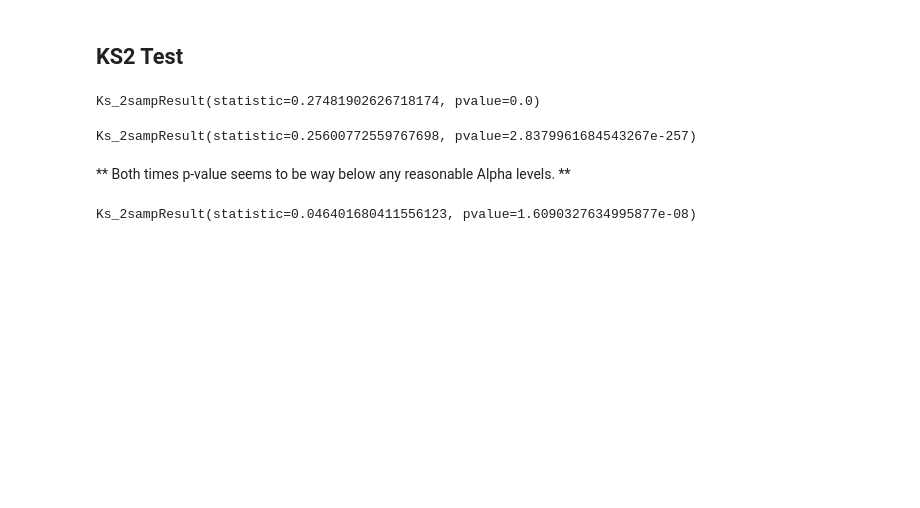
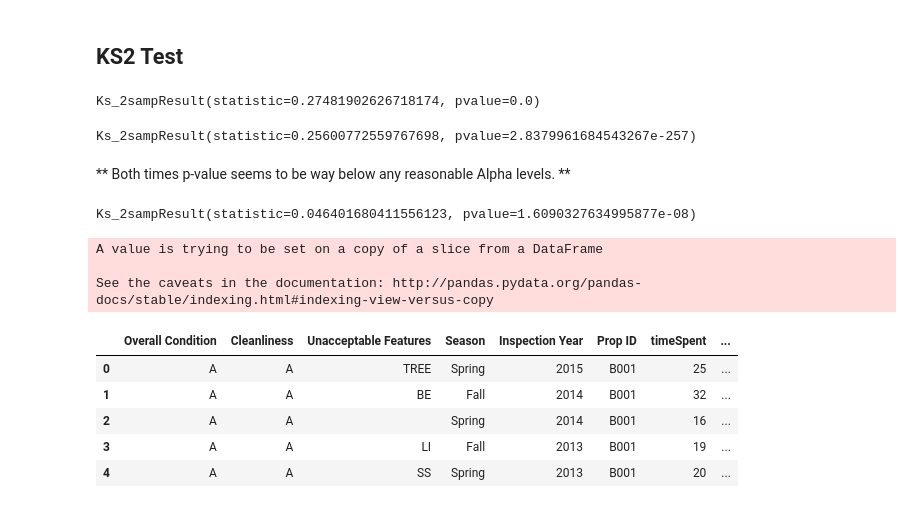
Before and after one commit to gdobler/parqa, a Jupyter notebook: Inspections/1_Inspections_time-check.ipynb, the cells around one changed output. Drawn from its saved outputs; the diff is of its cells as text; code cells hidden in the pictures; blank space fills up the shorter version.

```diff
--- a/Inspections/1_Inspections_time-check.ipynb
+++ b/Inspections/1_Inspections_time-check.ipynb
@@ -196,3 +196,32 @@ X = df3['timeSpent'][df3['boro']=='X']
 stats.ks_2samp(M, X)
 # %% [output]
 Ks_2sampResult(statistic=0.046401680411556123, pvalue=1.6090327634995877e-08)
+# %%
+p = ['LI',
+    'PS',
+    'TREE',
+    'GR',
+    'LI(U/S)',
+    'PE',
+    'BE',
+    'FE',
+    'LW',
+    'SW',
+    'WD',
+    'SS']
+
+# df3[df3['Unacceptable Features'].str.contains(',')]
+
+
+df3['nfailed'] = df3['Unacceptable Features'].str.split(',').str.len()
+df3['nfailed'][df3['Unacceptable Features'].str.len() <2] = 0
+# %% [output]
+A value is trying to be set on a copy of a slice from a DataFrame
+
+See the caveats in the documentation: http://pandas.pydata.org/pandas-docs/stable/indexing.html#indexing-view-versus-copy
+|  | Overall Condition | Cleanliness | Unacceptable Features | Season | Inspection Year | Prop ID | timeSpent | ... |
+| 0 | A | A | TREE | Spring | 2015 | B001 | 25 | ... |
+| 1 | A | A | BE | Fall | 2014 | B001 | 32 | ... |
+| 2 | A | A |  | Spring | 2014 | B001 | 16 | ... |
+| 3 | A | A | LI | Fall | 2013 | B001 | 19 | ... |
+| 4 | A | A | SS | Spring | 2013 | B001 | 20 | ... |
```
Also changed, not shown: parts of 3 cells of this notebook, 4 other files.
